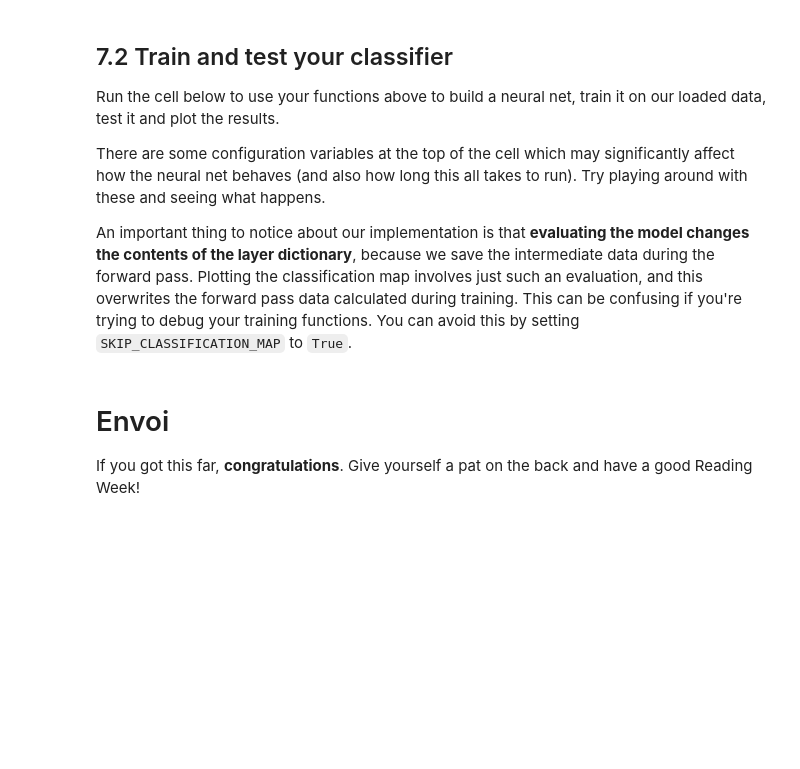
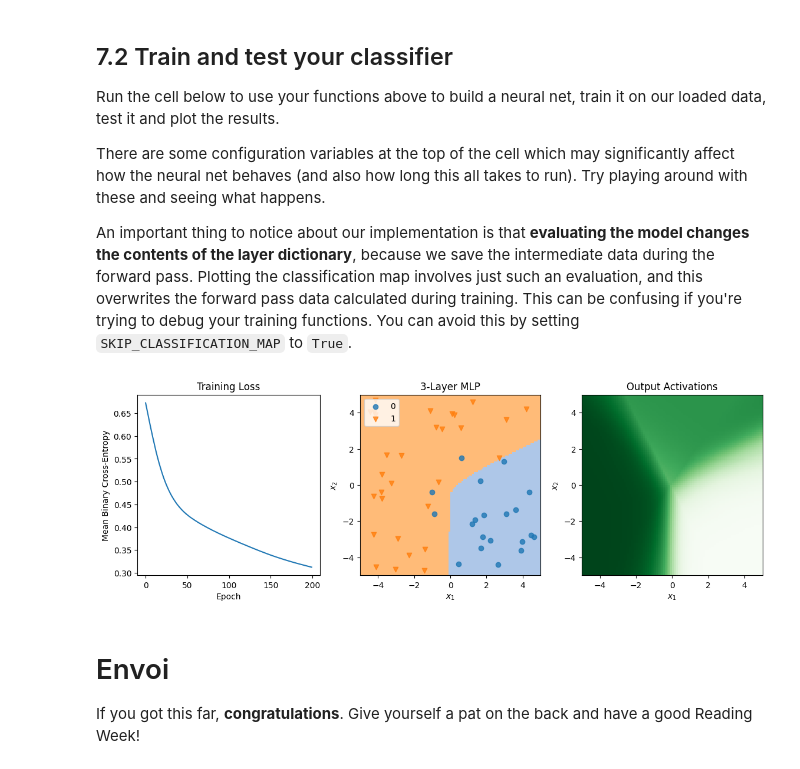
Before and after one commit to XianNg24/COMP0088_intro_to_machine_learning, a Jupyter notebook: comp88_lab5.ipynb, the cells around one changed output. Drawn from its saved outputs; the diff is of its cells as text; code cells hidden in the pictures; blank space fills up the shorter version.

```diff
--- a/comp88_lab5.ipynb
+++ b/comp88_lab5.ipynb
@@ -718,7 +774,12 @@ def mlp_minibatch ( mlp, X, y, lr ):
     assert(X.shape[-1] == mlp[0]['W'].shape[0])
 
     # TODO: implement this
-    return None
+    A = mlp_forward(mlp, X)
+    loss = np.mean(binary_crossentropy_loss(y, A))
+    dA = d_binary_crossentropy_loss(y, A)
+    mlp_backward(mlp, dA)
+    mlp_update(mlp, lr)
+    return loss
 # %% [markdown]
 ## 6.2 Train the network for one complete epoch
 
@@ -747,7 +808,13 @@ def mlp_epoch ( mlp, X, y, batch, lr, rng ):
         loss: the mean training loss over the whole dataset
     """
     # TODO: implement this
-    return None
+    perm = rng.permutation(len(X))
+    X = X[perm]
+    y = y[perm]
+    loss = 0
+    for i in range(0, len(X), batch):
+      loss += mlp_minibatch(mlp, X[i:i+batch], y[i:i+batch], lr)
+    return loss / (len(X) // batch)
 # %% [markdown]
 ## 6.3 Train the network for multiple epochs
 
@@ -775,7 +842,10 @@ def mlp_train ( mlp, X, y, batch, epochs, lr, rng ):
         loss: a list of the mean training loss at each epoch
     """
     # TODO: implement this
-    return None
+    loss = []
+    for i in range(epochs):
+      loss.append(mlp_epoch(mlp, X, y, batch, lr, rng))
+    return loss
 # %% [markdown]
 (Note that there isn't a "Run Task 6" cell here — we defer this to the next section.)
 # %% [markdown]
@@ -802,7 +872,9 @@ def mlp_predict ( mlp, X, thresh=0.5 ):
         y_hat: a vector of predicted binary labels for X
     """
     # TODO: implement this
-    return None
+    A = mlp_forward(mlp, X)
+    y_hat = A > thresh
+    return y_hat
 # %% [markdown]
 ## 7.2 Train and test your classifier
 
@@ -822,8 +894,8 @@ HIDDEN = (4, 3)
 
 # training hyperparameters
 BATCH = 1
-EPOCHS = 100
-LR = 1e-2
+EPOCHS = 200
+LR = 1e-3
 
 # number of samples in training set
 NUM_SAMPLES = 50
@@ -852,33 +924,35 @@ if nn is None:
 else:
   # train it
   loss = mlp_train(nn, X, y, BATCH, EPOCHS, LR, shared_rng)
   if loss is None:
     utils.plot_unimplemented(axs[0], 'Training Loss')
     utils.plot_unimplemented(axs[1], f'{len(layers)-1}-Layer MLP')
     utils.plot_unimplemented(axs[2], 'Output Activations')
   else:
     axs[0].plot(loss)
     axs[0].set_title('Training Loss')
     axs[0].set_xlabel('Epoch')
     axs[0].set_ylabel('Mean Binary Cross-Entropy')
 
     if SKIP_CLASSIFICATION_MAP:
         utils.plot_unimplemented(axs[1], f'{len(layers)-1}-Layer MLP', 'Skipped')
         utils.plot_unimplemented(axs[2], 'Output Activations', 'Skipped')
     else:
         utils.plot_classification_map(axs[1], lambda z: mlp_predict(nn, z), X, y,
                                       resolution=RESOLUTION, limits=LIMITS,
                                       title=f'{len(layers)-1}-Layer MLP')
 
         # everything from the last forward pass is stashed in the network
         # so we can pull out the activations from the last layer to plot
         im = nn[-1]['A'].reshape((RESOLUTION,RESOLUTION))
         axs[2].imshow(im.T, origin='lower', extent=LIMITS * 2, cmap='Greens')
         axs[2].set_title('Output Activations')
         axs[2].set_xlabel('$x_1$')
         axs[2].set_ylabel('$x_2$')
 
 fig.tight_layout(pad=1)
+# %% [output]
+[figure, added]
 # %% [markdown]
 # Envoi
 
```
Also changed, not shown: parts of 9 cells of this notebook.
